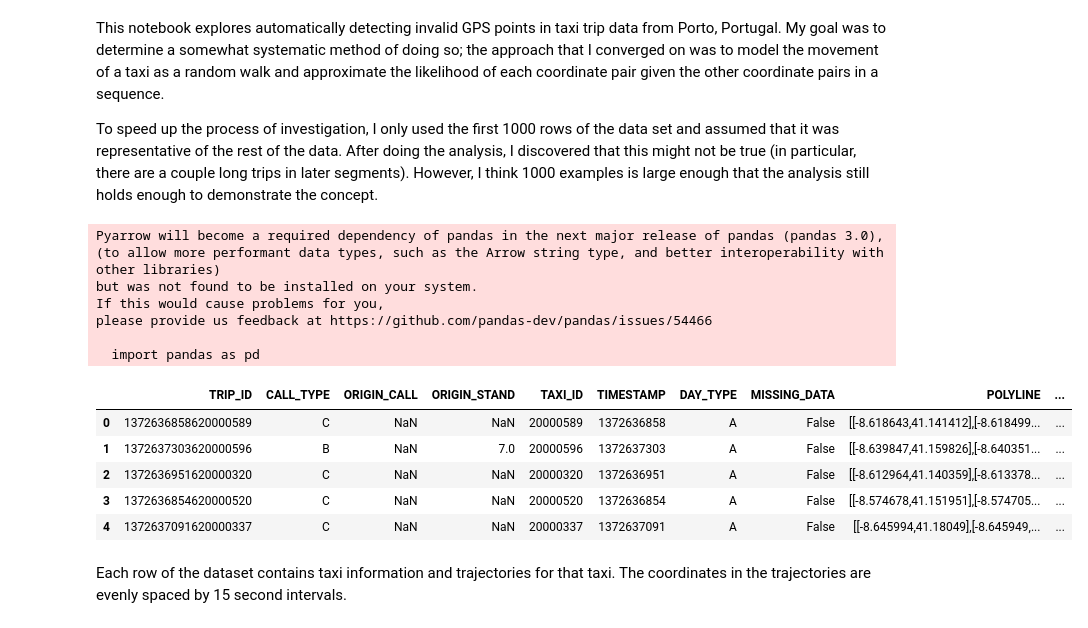
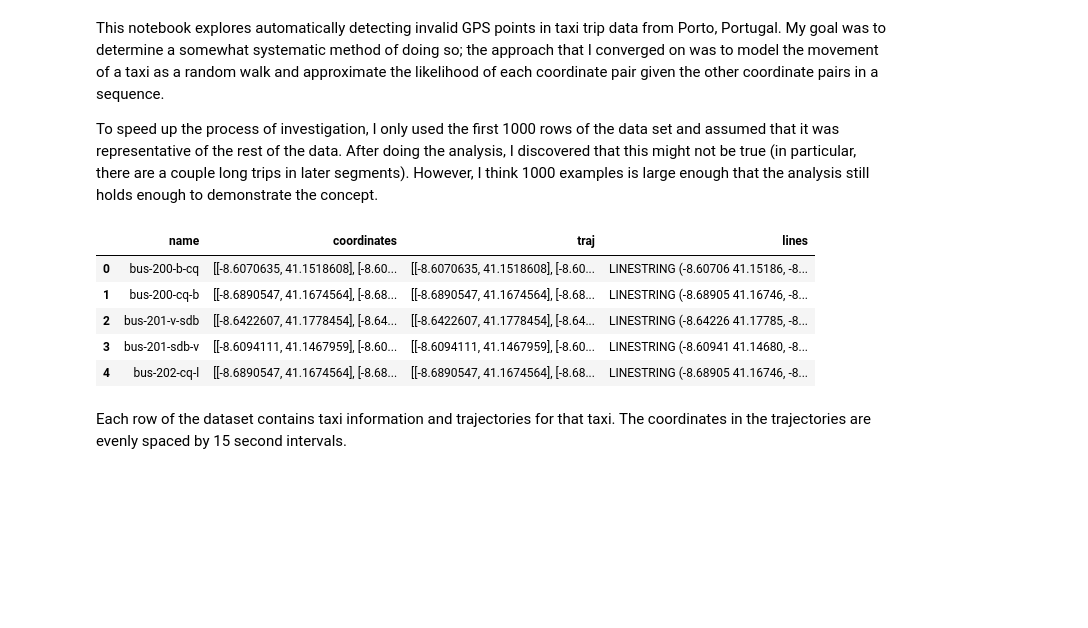
Before and after one commit to amalieur/taxi-traj-similarity, a Jupyter notebook: dataset/identifying-invalid-gps-points-in-taxi-trips.ipynb, the cells around one changed output. Cells and saved outputs as stored; diff of their text form; code cells hidden in the pictures; blank space fills up the shorter version.

```diff
--- a/dataset/identifying-invalid-gps-points-in-taxi-trips.ipynb
+++ b/dataset/identifying-invalid-gps-points-in-taxi-trips.ipynb
@@ -15,33 +15,26 @@ holds enough to demonstrate the concept.
 # %%
 import numpy as np
 import pandas as pd
 import geopandas as gpd
 import json
 from shapely.geometry import LineString, Point
 
 def load_data(fname, nrows):
     df = pd.read_csv(fname, nrows=nrows)
-    df['traj'] = json.loads('[' + df.POLYLINE.str.cat(sep=',') + ']')
+    df['traj'] = json.loads('[' + df.coordinates.str.cat(sep=',') + ']')
     df = df[df.traj.str.len() > 1].copy()
     df['lines'] = gpd.GeoSeries(df.traj.apply(LineString))
     return gpd.GeoDataFrame(df, geometry='lines')
 
-df = load_data('train.csv', nrows=None)
+df = load_data('bus_routes-all-formatted.csv', nrows=None)
 df.head()
 # %% [output]
-Pyarrow will become a required dependency of pandas in the next major release of pandas (pandas 3.0),
-(to allow more performant data types, such as the Arrow string type, and better interoperability with other libraries)
-but was not found to be installed on your system.
-If this would cause problems for you,
-please provide us feedback at https://github.com/pandas-dev/pandas/issues/54466
-
-  import pandas as pd
-|  | TRIP_ID | CALL_TYPE | ORIGIN_CALL | ORIGIN_STAND | TAXI_ID | TIMESTAMP | DAY_TYPE | MISSING_DATA | POLYLINE | ... |
-| 0 | 1372636858620000589 | C | NaN | NaN | 20000589 | 1372636858 | A | False | [[-8.618643,41.141412],[-8.618499... | ... |
-| 1 | 1372637303620000596 | B | NaN | 7.0 | 20000596 | 1372637303 | A | False | [[-8.639847,41.159826],[-8.640351... | ... |
-| 2 | 1372636951620000320 | C | NaN | NaN | 20000320 | 1372636951 | A | False | [[-8.612964,41.140359],[-8.613378... | ... |
-| 3 | 1372636854620000520 | C | NaN | NaN | 20000520 | 1372636854 | A | False | [[-8.574678,41.151951],[-8.574705... | ... |
-| 4 | 1372637091620000337 | C | NaN | NaN | 20000337 | 1372637091 | A | False | [[-8.645994,41.18049],[-8.645949,... | ... |
+|  | name | coordinates | traj | lines |
+| 0 | bus-200-b-cq | [[-8.6070635, 41.1518608], [-8.60... | [[-8.6070635, 41.1518608], [-8.60... | LINESTRING (-8.60706 41.15186, -8... |
+| 1 | bus-200-cq-b | [[-8.6890547, 41.1674564], [-8.68... | [[-8.6890547, 41.1674564], [-8.68... | LINESTRING (-8.68905 41.16746, -8... |
+| 2 | bus-201-v-sdb | [[-8.6422607, 41.1778454], [-8.64... | [[-8.6422607, 41.1778454], [-8.64... | LINESTRING (-8.64226 41.17785, -8... |
+| 3 | bus-201-sdb-v | [[-8.6094111, 41.1467959], [-8.60... | [[-8.6094111, 41.1467959], [-8.60... | LINESTRING (-8.60941 41.14680, -8... |
+| 4 | bus-202-cq-l | [[-8.6890547, 41.1674564], [-8.68... | [[-8.6890547, 41.1674564], [-8.68... | LINESTRING (-8.68905 41.16746, -8... |
 # %% [markdown]
 Each row of the dataset contains taxi information and trajectories for that taxi. The coordinates in the trajectories are evenly spaced by 15 second intervals.
 # %%
```
Also changed, not shown: parts of 12 cells of this notebook, 14 other files.
